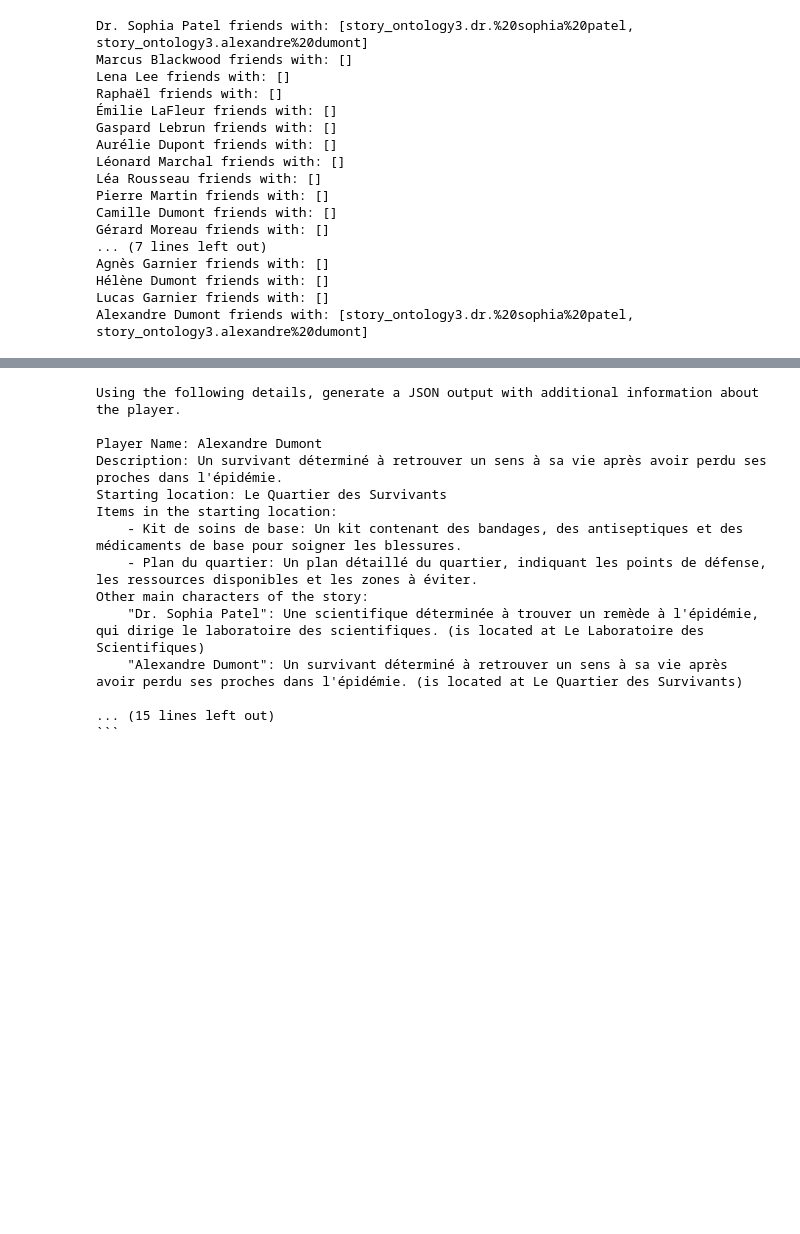
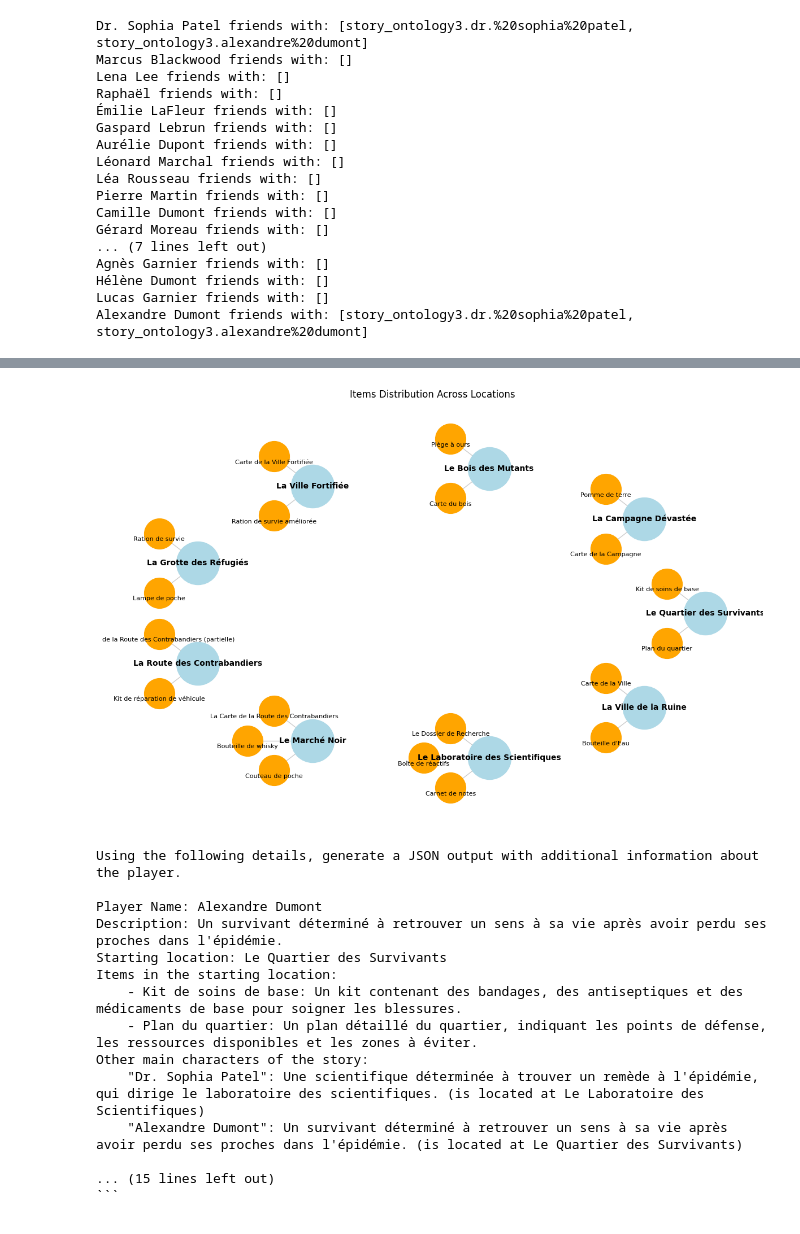
Before and after one commit to florian-rieder/procedural-stories, a Jupyter notebook: world_generation.ipynb, the cells around one changed output, grey strips where cells are left out. Saved outputs shown, nothing was run; the diff lists cells and outputs as text; code cells hidden in the pictures; blank space fills up the shorter version.

```diff
--- a/world_generation.ipynb
+++ b/world_generation.ipynb
@@ -1015,3 +1220,85 @@ Alexandre Dumont friends with: [story_ontology3.dr.%20sophia%20patel, story_onto
+# %%
+def display_item_distribution():
+    plt.figure(figsize=(12, 8))
+    G = nx.Graph()
+
+    # Add all locations as nodes
+    locations = list(onto.Location.instances())
+    items_by_location = {}
+
+    for location in locations:
+        G.add_node(location.hasName, type='location')
+        items_by_location[location.hasName] = []
+
+        # Add items in this location and connect them
+        for item in location.containsItem:
+            G.add_node(item.hasName, type='item')
+            G.add_edge(location.hasName, item.hasName)
+            items_by_location[location.hasName].append(item.hasName)
+
+    # Use a circular layout for locations, then adjust item positions
+    pos = {}
+
+    # First, position locations in a circle
+    location_nodes = [node for node, attr in G.nodes(data=True) if 'type' not in attr or attr['type'] == 'location']
+    location_pos = nx.circular_layout(G.subgraph(location_nodes), scale=2.0)
+    pos.update(location_pos)
+
+    # Then, position items in a semi-circle around their location
+    for location, items in items_by_location.items():
+        if not items:
+            continue
+
+        loc_x, loc_y = pos[location]
+        num_items = len(items)
+
+        # Create a semi-circle of items around the location
+        radius = 0.5  # Distance from location to items
+        for i, item in enumerate(items):
+            angle = np.pi * (0.7 + 0.6 * i / max(1, num_items - 1))  # Spread items in a 180-degree arc
+            item_x = loc_x + radius * np.cos(angle)
+            item_y = loc_y + radius * np.sin(angle)
+            pos[item] = (item_x, item_y)
+
+    # Draw locations
+    nx.draw_networkx_nodes(G, pos,
+                          nodelist=location_nodes,
+                          node_color='lightblue',
+                          node_size=3000)
+
+    # Draw items
+    item_nodes = [node for node, attr in G.nodes(data=True) if attr.get('type') == 'item']
+    nx.draw_networkx_nodes(G, pos,
+                          nodelist=item_nodes,
+                          node_color='orange',
+                          node_size=1500)
+
+    # Draw edges with some transparency
+    nx.draw_networkx_edges(G, pos, alpha=0.2)
+
+    # Draw labels with different colors and slight offsets for better readability
+    location_labels = {node: node for node in location_nodes}
+    item_labels = {node: node for node in item_nodes}
+
+    nx.draw_networkx_labels(G, pos,
+                           location_labels,
+                           font_size=10,
+                           font_weight='bold')
+
+    # Slightly offset item labels
+    item_pos = {node: (coord[0], coord[1] - 0.08) for node, coord in pos.items() if node in item_nodes}
+    nx.draw_networkx_labels(G, item_pos,
+                           item_labels,
+                           font_size=8)
+
+    plt.title("Items Distribution Across Locations")
+    plt.axis('off')
+    plt.tight_layout()
+    plt.show()
+
+display_item_distribution()
+# %% [output]
+[figure, added]
 # %%
 PLAYER_EXPANSION_PROMPT = """
 Using the following details, generate a JSON output with additional information about the player.
```
Also changed, not shown: parts of 10 cells of this notebook.
